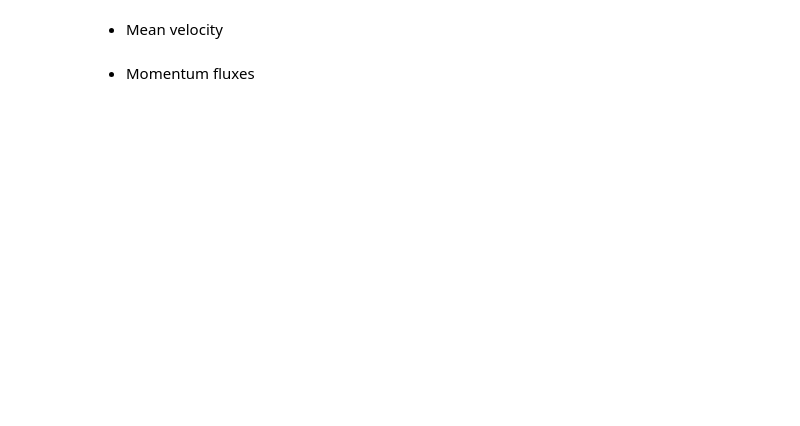
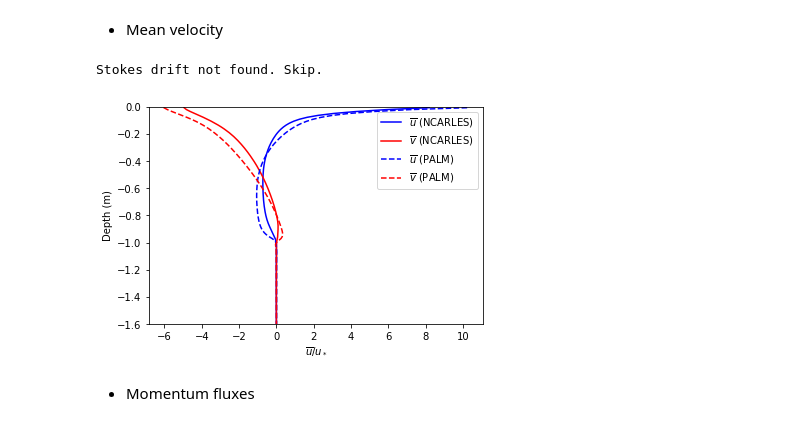
Before and after one commit to qingli411/LESAnalysis, a Jupyter notebook: plot_cmp_ncarles_palm.ipynb, the cells around one changed output. Saved outputs shown, nothing was run; the diff lists cells and outputs as text; code cells hidden in the pictures; blank space fills up the shorter version.

```diff
--- a/plot_cmp_ncarles_palm.ipynb
+++ b/plot_cmp_ncarles_palm.ipynb
@@ -91,33 +117,41 @@ data0_pfl.read_profile('uxym', tidx_start=tidx0_start, tidx_end=tidx0_end).plot_
                              xlabel=r'$\overline{u}/u_*$',
                              ylabel='Depth (m)', ylim=[ymin, ymax], label='$\overline{u}$ (NCARLES)',
                              color='b', linestyle='-')
 data0_pfl.read_profile('vxym', tidx_start=tidx0_start, tidx_end=tidx0_end).plot_mean(
                              norm=norm0, znorm=znorm0,
                              xlabel='off', ylabel='off', label='$\overline{v}$ (NCARLES)',
                              color='r', linestyle='-')
 data1_pfl.read_profile('u', tidx_start=tidx1_start, tidx_end=tidx1_end).plot_mean(
                              norm=norm1, znorm=znorm1,
                              xlabel=r'$\overline{u}/u_*$',
                              ylabel='Depth (m)', ylim=[ymin, ymax], label='$\overline{u}$ (PALM)',
                              color='b', linestyle='--')
 data1_pfl.read_profile('v', tidx_start=tidx1_start, tidx_end=tidx1_end).plot_mean(
                              norm=norm1, znorm=znorm1,
                              xlabel='off', ylabel='off', label='$\overline{v}$ (PALM)',
                              color='r', linestyle='--')
 try:
     data1_pfl.read_profile('u_stk', tidx_start=tidx1_start, tidx_end=tidx1_end).plot_mean(
                              norm=norm1, znorm=znorm1, xlabel='off', ylabel='off',
                              color='g', linestyle='-', label='$u^S$ (PALM)')
     data1_pfl.read_profile('v_stk', tidx_start=tidx1_start, tidx_end=tidx1_end).plot_mean(
                              norm=norm1, znorm=znorm1, xlabel='off', ylabel='off',
                              color='y', linestyle='--', label='$v^S$ (PALM)')
     data0_pfl.read_profile('stokes', tidx_start=tidx0_start, tidx_end=tidx0_end).plot_mean(
                              norm=norm0, znorm=znorm0, xlabel='off', ylabel='off',
                              color='g', linestyle='-', label='$u^S$ (NCARLES)')
 except ValueError:
     print('Stokes drift not found. Skip.')
 
 plt.legend()
+
+# save figure
+if plot_figure:
+    figname = fig_root+'/pfl_mean_uv.png'
+    plt.savefig(figname, dpi = 300)
+# %% [output]
+Stokes drift not found. Skip.
+[figure, added]
 # %% [markdown]
 - Momentum fluxes
 # %%
```
Also changed, not shown: parts of 10 cells of this notebook, 2 other files.
